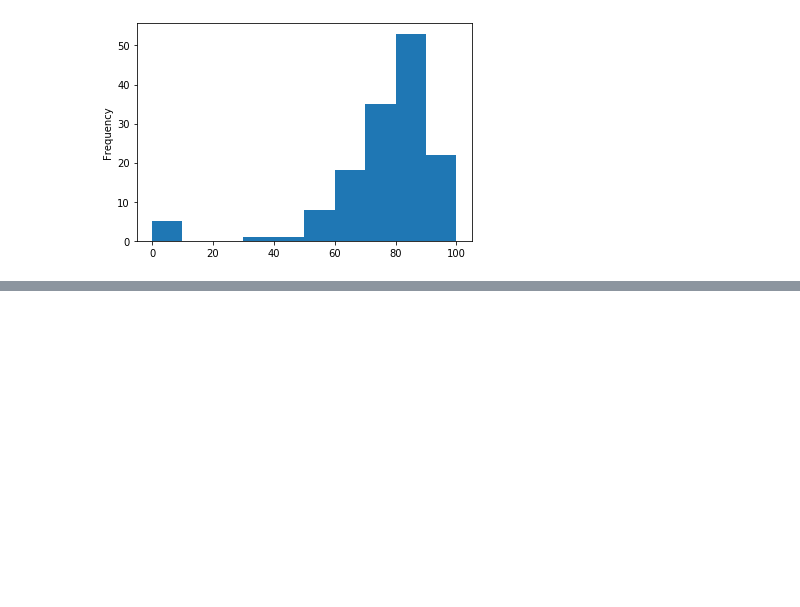
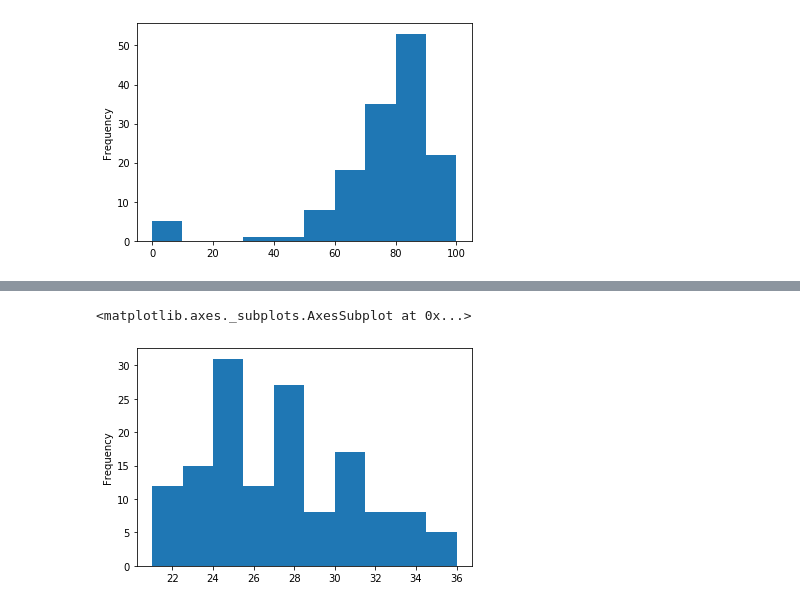
Before and after one commit to dnlsyfq/py_statistics, a Jupyter notebook: StatisticsChap3.ipynb, the cells around one changed output, grey strips where cells are left out. Cells and saved outputs as stored; diff of their text form; code cells hidden in the pictures; blank space fills up the shorter version.

```diff
--- a/StatisticsChap3.ipynb
+++ b/StatisticsChap3.ipynb
@@ -215,3 +215,8 @@ df['FT%'].plot.hist(bins=10)
 # %% [markdown]
 ## Uniform Distribution
 <img src="./assets/image/s1m4_uniform.svg">
+# %%
+df['Age'].plot.hist(bins=10)
+# %% [output]
+<matplotlib.axes._subplots.AxesSubplot at 0x...>
+[figure, added]
```
Also changed, not shown: parts of 2 cells of this notebook, 1 other file.
